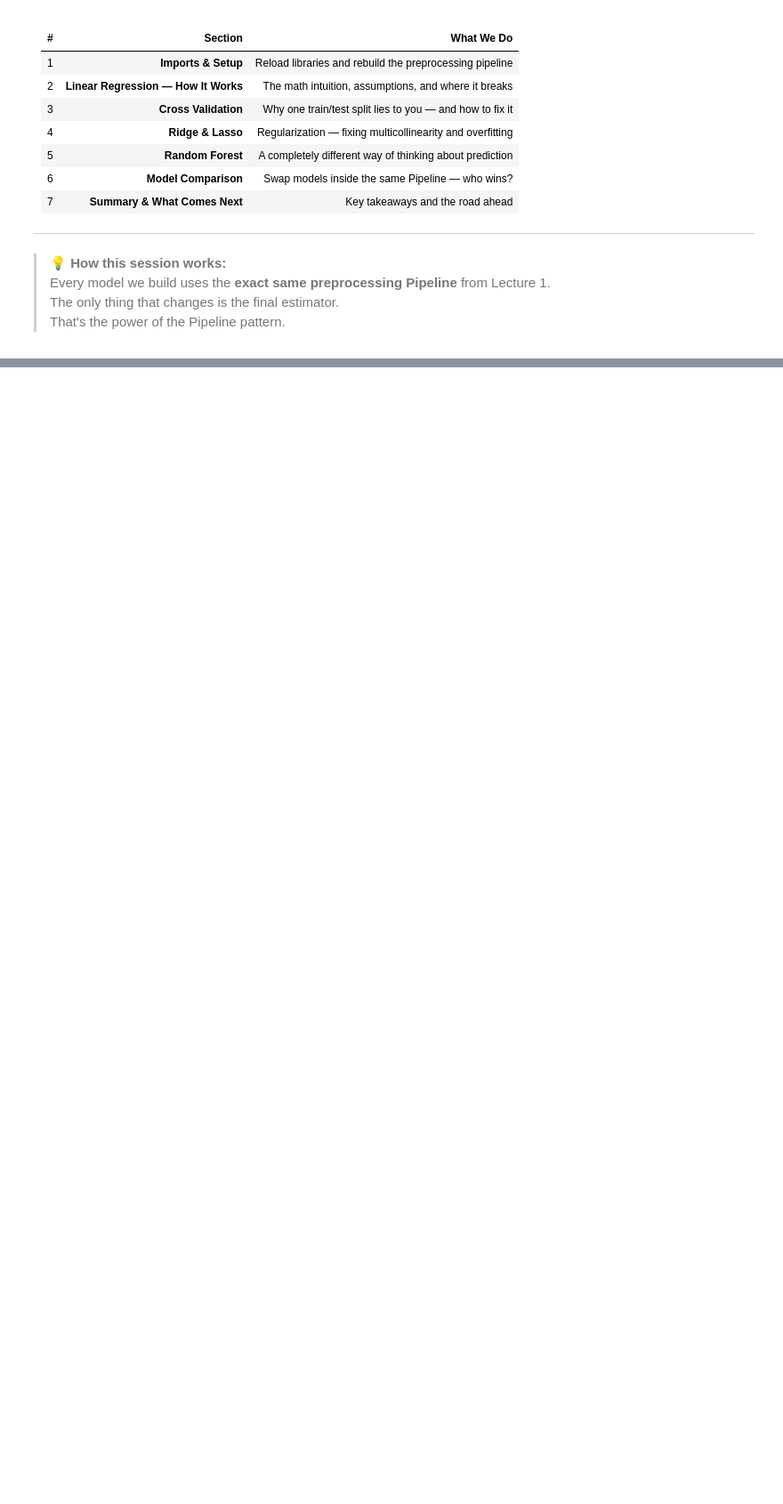
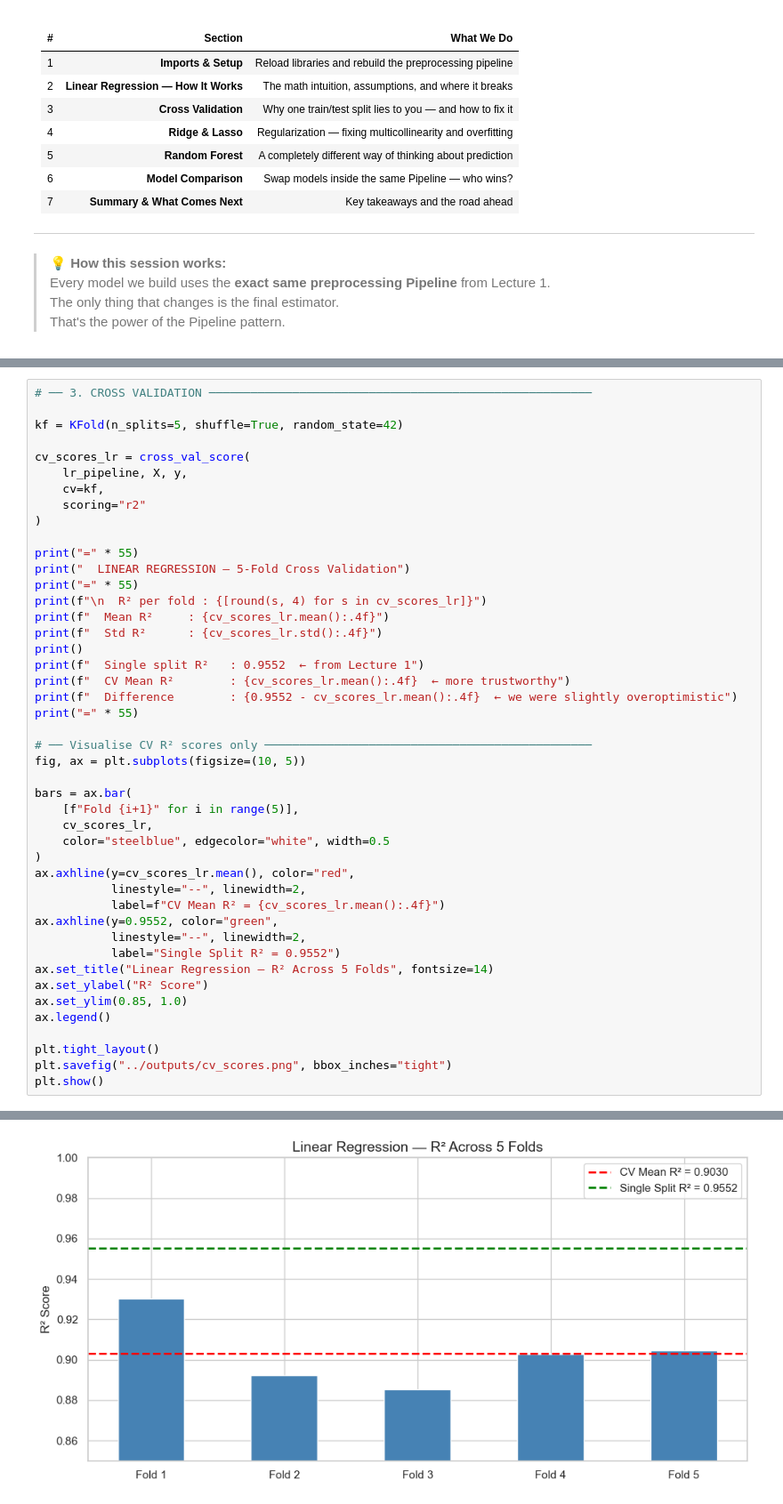
Before and after one commit to HimashaRandil/ames-preprocessing, a Jupyter notebook: notebooks/model_building.ipynb, the cells around one changed output, grey strips where cells are left out. Shown at 89% size. Drawn from its saved outputs; the diff is of its cells as text; blank space fills up the shorter version.

```diff
--- a/notebooks/model_building.ipynb
+++ b/notebooks/model_building.ipynb
@@ -152,0 +500,46 @@ print(f"   Target       : log(SalePrice) — will convert back with np.expm1()")
+# %%
+# ── 3. CROSS VALIDATION ───────────────────────────────────────────────────────
+
+kf = KFold(n_splits=5, shuffle=True, random_state=42)
+
+cv_scores_lr = cross_val_score(
+    lr_pipeline, X, y,
+    cv=kf,
+    scoring="r2"
+)
+
+print("=" * 55)
+print("  LINEAR REGRESSION — 5-Fold Cross Validation")
+print("=" * 55)
+print(f"\n  R² per fold : {[round(s, 4) for s in cv_scores_lr]}")
+print(f"  Mean R²     : {cv_scores_lr.mean():.4f}")
+print(f"  Std R²      : {cv_scores_lr.std():.4f}")
+print()
+print(f"  Single split R²   : 0.9552  ← from Lecture 1")
+print(f"  CV Mean R²        : {cv_scores_lr.mean():.4f}  ← more trustworthy")
+print(f"  Difference        : {0.9552 - cv_scores_lr.mean():.4f}  ← we were slightly overoptimistic")
+print("=" * 55)
+
+# ── Visualise CV R² scores only ───────────────────────────────────────────────
+fig, ax = plt.subplots(figsize=(10, 5))
+
+bars = ax.bar(
+    [f"Fold {i+1}" for i in range(5)],
+    cv_scores_lr,
+    color="steelblue", edgecolor="white", width=0.5
+)
+ax.axhline(y=cv_scores_lr.mean(), color="red",
+           linestyle="--", linewidth=2,
+           label=f"CV Mean R² = {cv_scores_lr.mean():.4f}")
+ax.axhline(y=0.9552, color="green",
+           linestyle="--", linewidth=2,
+           label="Single Split R² = 0.9552")
+ax.set_title("Linear Regression — R² Across 5 Folds", fontsize=14)
+ax.set_ylabel("R² Score")
+ax.set_ylim(0.85, 1.0)
+ax.legend()
+
+plt.tight_layout()
+plt.savefig("../outputs/cv_scores.png", bbox_inches="tight")
+plt.show()
+# %% [output]
@@ -152,0 +558 @@ print(f"   Target       : log(SalePrice) — will convert back with np.expm1()")
+[figure, added]
```
Also changed, not shown: parts of 19 cells of this notebook.
